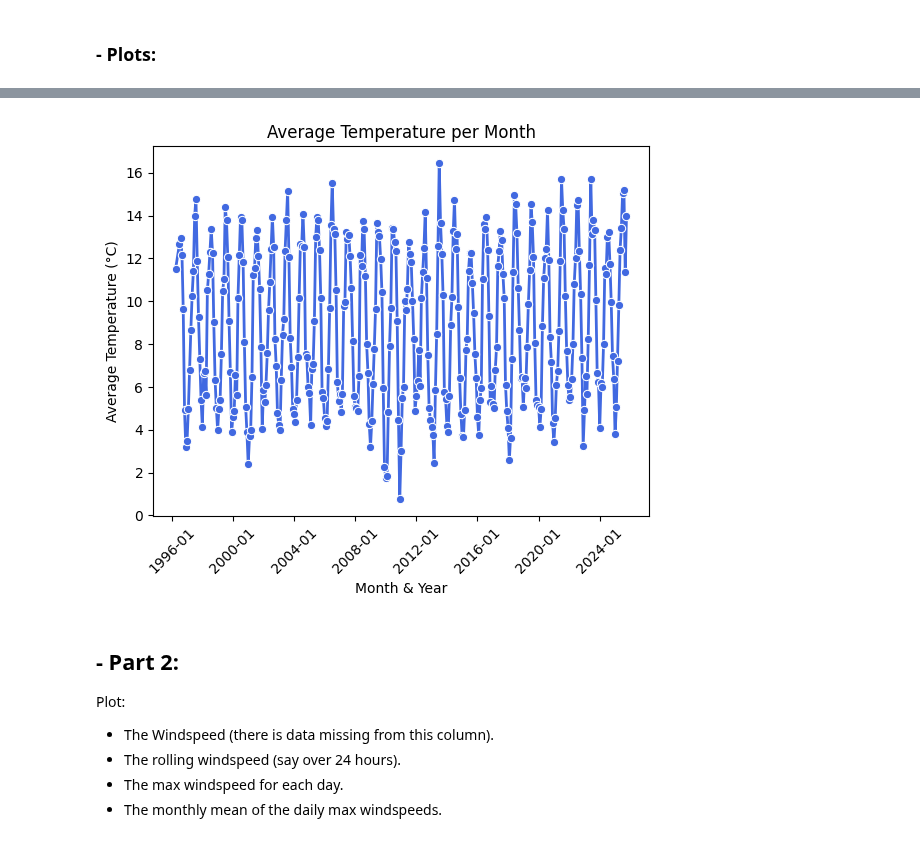
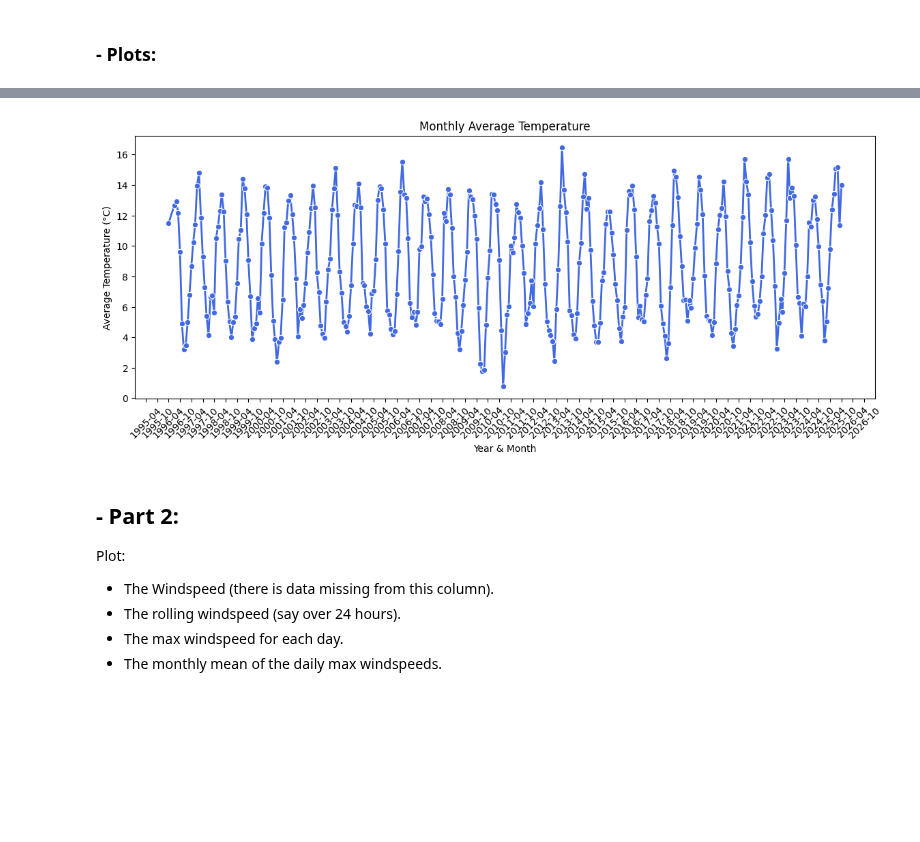
Before and after one commit to elainecazetta/programming-for-data-analytics, a Jupyter notebook: assignments/assignment06-weather.ipynb, the cells around one changed output, grey strips where cells are left out. Saved outputs shown, nothing was run; the diff lists cells and outputs as text; code cells hidden in the pictures; blank space fills up the shorter version.

```diff
--- a/assignments/assignment06-weather.ipynb
+++ b/assignments/assignment06-weather.ipynb
@@ -90,24 +96,24 @@ plt.show()
 # %%
-# Plot - mean temperature per month:
-
-# Importing matplotlib to deal with issue on x-axis labels
-import matplotlib.dates as mdates
+# Plot - Monthly Average Temperature
 
 # Group by month and calculate mean temperature
 monthly_mean = df.groupby(df['date'].dt.to_period('M'))['temp'].mean().reset_index()
 
 # Convert Period to datetime (use start of month)
 monthly_mean['date'] = monthly_mean['date'].dt.to_timestamp()
 
 # Plot
+plt.figure(figsize=(14,5))
 sns.lineplot(data=monthly_mean, x='date', y='temp', color='royalblue', linewidth=2, marker='o')
-plt.title('Average Temperature per Month')
-plt.xlabel('Month & Year')
+plt.title('Monthly Average Temperature')
+plt.xlabel('Year & Month')
 plt.ylabel('Average Temperature (°C)')
+# Show only every 6 months on x-axis for better visualization
+plt.gca().xaxis.set_major_locator(mdates.MonthLocator(interval=6))
 plt.gca().xaxis.set_major_formatter(mdates.DateFormatter('%Y-%m'))
 plt.xticks(rotation=45)
 plt.show()
 # %% [output]
-[figure, old version]
+[figure, new version]
 # %% [markdown]
 ## - Part 2:
```
Also changed, not shown: parts of 9 cells of this notebook.
